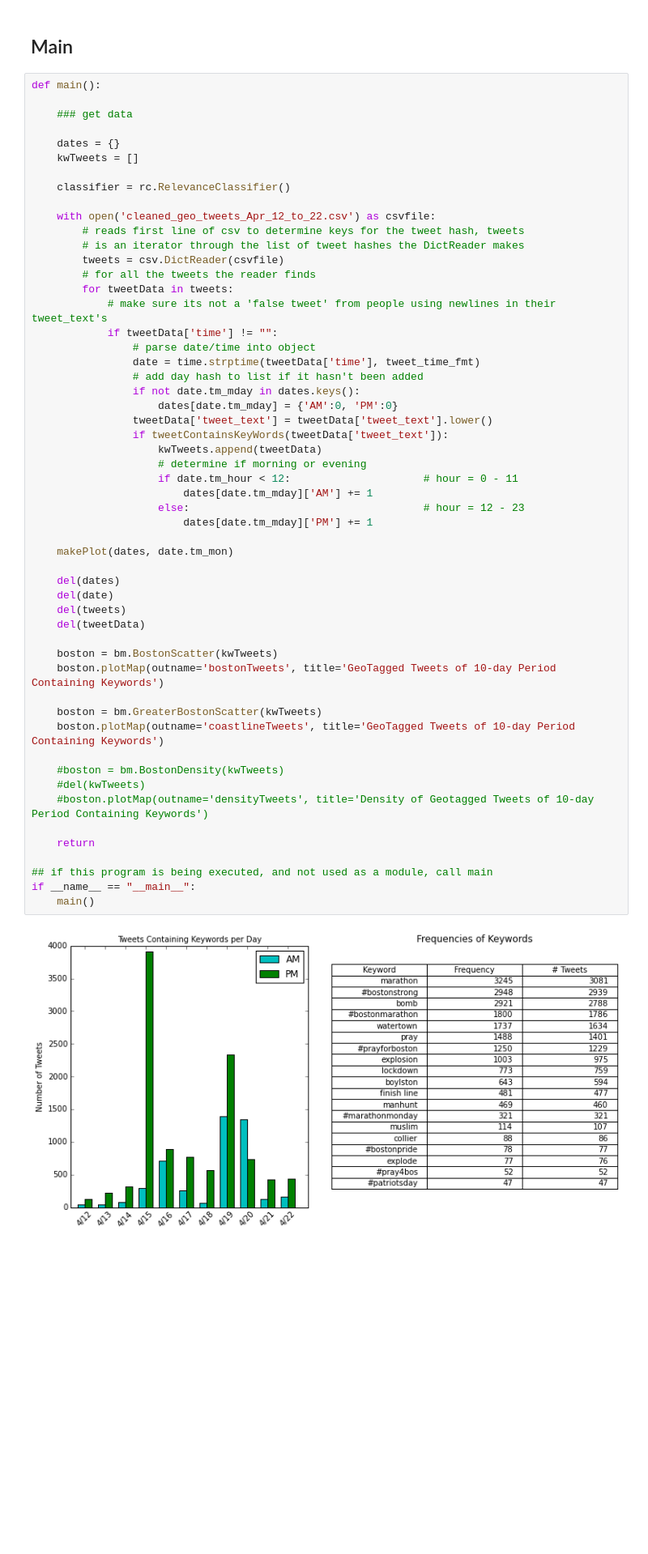
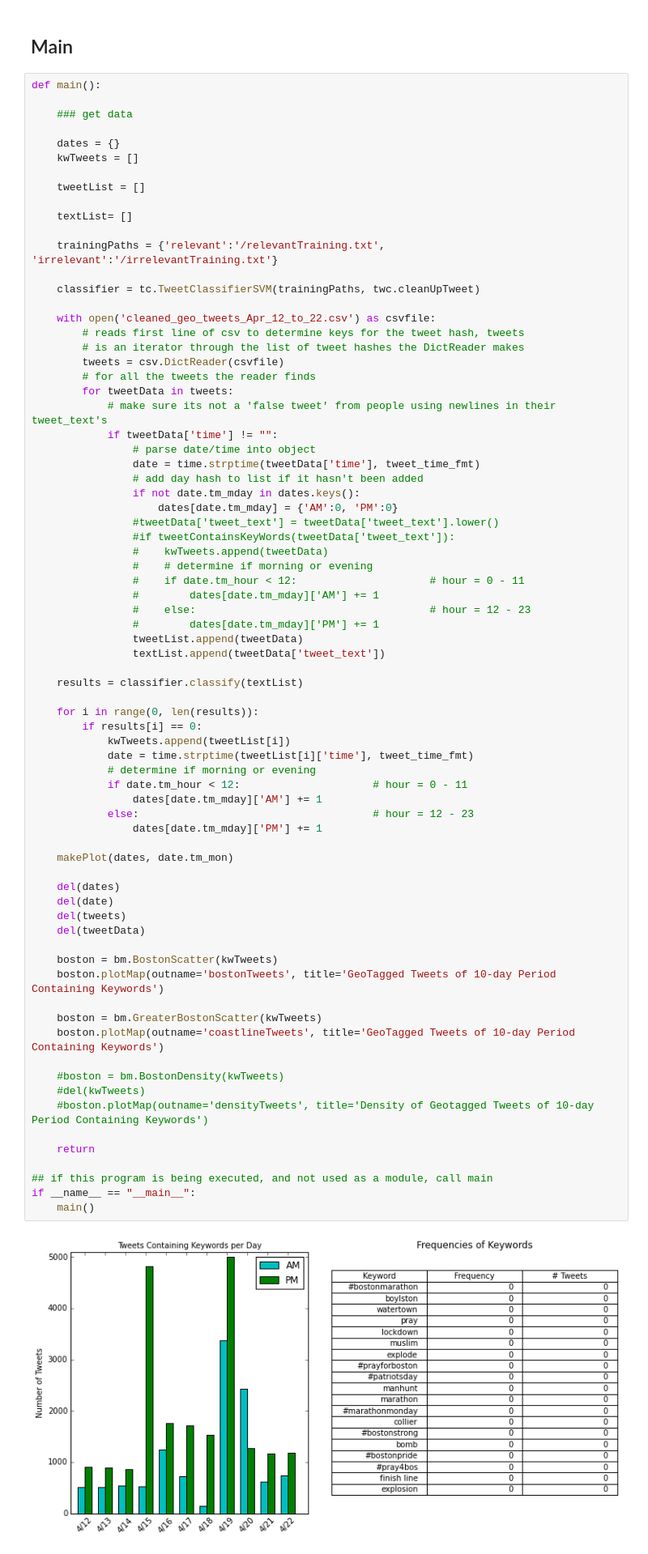
Before and after one commit to brix4dayz/bari_reu_2015, a Jupyter notebook: tweets/tweets_analyzer.ipynb, the cells around one changed output. Shown at 81% size. Cells and saved outputs as stored; diff of their text form; blank space fills up the shorter version.

Commit message:
Used classifier in tweets_analyzer.

```diff
--- a/tweets/tweets_analyzer.ipynb
+++ b/tweets/tweets_analyzer.ipynb
@@ -122,7 +122,13 @@ def main():
     dates = {}
     kwTweets = []
 
-    classifier = rc.RelevanceClassifier()
+    tweetList = []
+
+    textList= []
+
+    trainingPaths = {'relevant':'/relevantTraining.txt', 'irrelevant':'/irrelevantTraining.txt'}
+
+    classifier = tc.TweetClassifierSVM(trainingPaths, twc.cleanUpTweet)
 
     with open('cleaned_geo_tweets_Apr_12_to_22.csv') as csvfile:
         # reads first line of csv to determine keys for the tweet hash, tweets
@@ -134,39 +140,53 @@ def main():
             if tweetData['time'] != "":
                 # parse date/time into object
                 date = time.strptime(tweetData['time'], tweet_time_fmt)
                 # add day hash to list if it hasn't been added
                 if not date.tm_mday in dates.keys():
                     dates[date.tm_mday] = {'AM':0, 'PM':0}
-                tweetData['tweet_text'] = tweetData['tweet_text'].lower()
-                if tweetContainsKeyWords(tweetData['tweet_text']):
-                    kwTweets.append(tweetData)
-                    # determine if morning or evening
-                    if date.tm_hour < 12:                     # hour = 0 - 11
-                        dates[date.tm_mday]['AM'] += 1
-                    else:                                     # hour = 12 - 23
-                        dates[date.tm_mday]['PM'] += 1
+                #tweetData['tweet_text'] = tweetData['tweet_text'].lower()
+                #if tweetContainsKeyWords(tweetData['tweet_text']):
+                #    kwTweets.append(tweetData)
+                #    # determine if morning or evening
+                #    if date.tm_hour < 12:                     # hour = 0 - 11
+                #        dates[date.tm_mday]['AM'] += 1
+                #    else:                                     # hour = 12 - 23
+                #        dates[date.tm_mday]['PM'] += 1
+                tweetList.append(tweetData)
+                textList.append(tweetData['tweet_text'])
+
+    results = classifier.classify(textList)
+
+    for i in range(0, len(results)):
+        if results[i] == 0:
+            kwTweets.append(tweetList[i])
+            date = time.strptime(tweetList[i]['time'], tweet_time_fmt)
+            # determine if morning or evening
+            if date.tm_hour < 12:                     # hour = 0 - 11
+                dates[date.tm_mday]['AM'] += 1
+            else:                                     # hour = 12 - 23
+                dates[date.tm_mday]['PM'] += 1
 
     makePlot(dates, date.tm_mon)
 
     del(dates)
     del(date)
     del(tweets)
     del(tweetData)
 
     boston = bm.BostonScatter(kwTweets)
     boston.plotMap(outname='bostonTweets', title='GeoTagged Tweets of 10-day Period Containing Keywords')
 
     boston = bm.GreaterBostonScatter(kwTweets)
     boston.plotMap(outname='coastlineTweets', title='GeoTagged Tweets of 10-day Period Containing Keywords')
 
     #boston = bm.BostonDensity(kwTweets)
     #del(kwTweets)
     #boston.plotMap(outname='densityTweets', title='Density of Geotagged Tweets of 10-day Period Containing Keywords')
 
     return
 
 ## if this program is being executed, and not used as a module, call main
 if __name__ == "__main__":
     main()
 # %% [output]
-[figure, old version]
+[figure, new version]
```
Also changed, not shown: parts of 2 cells of this notebook, 4 other files.
